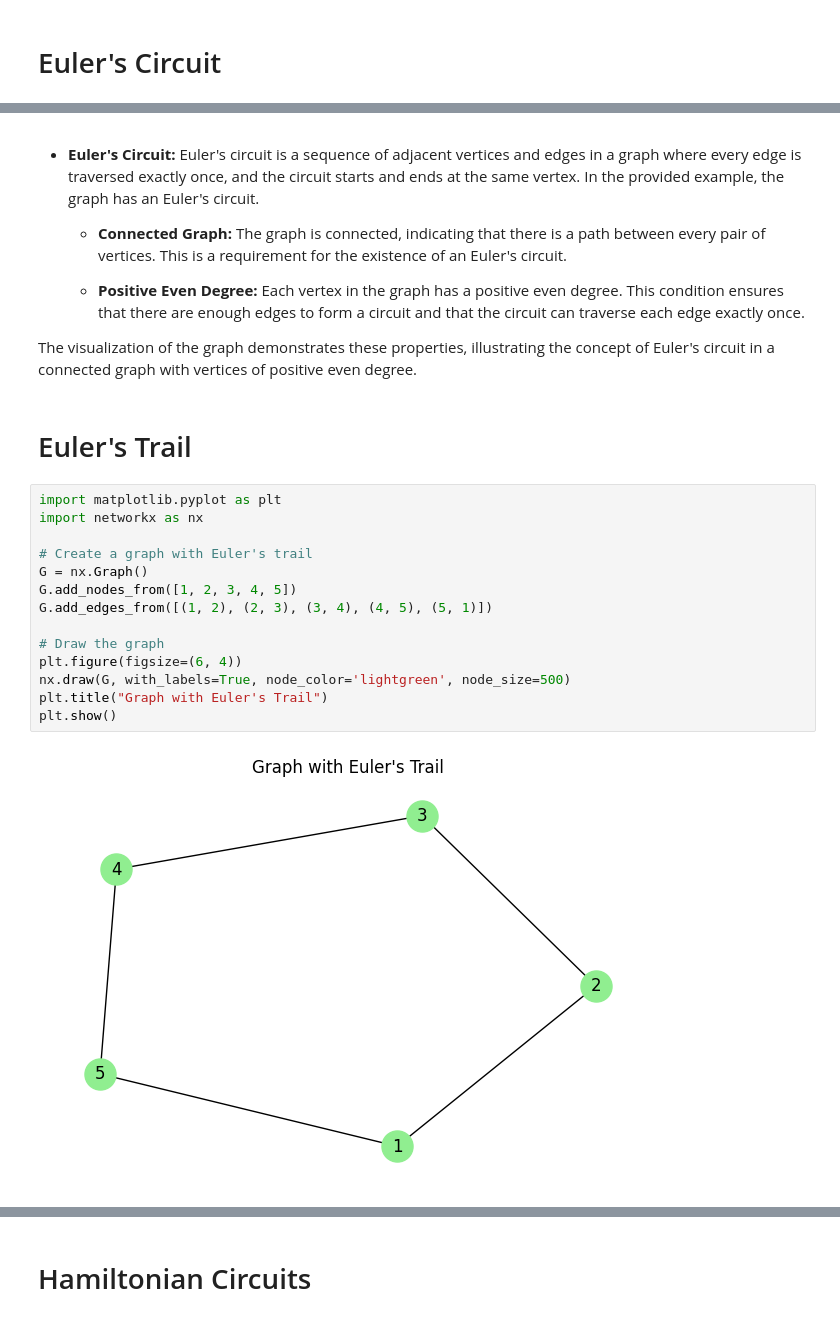
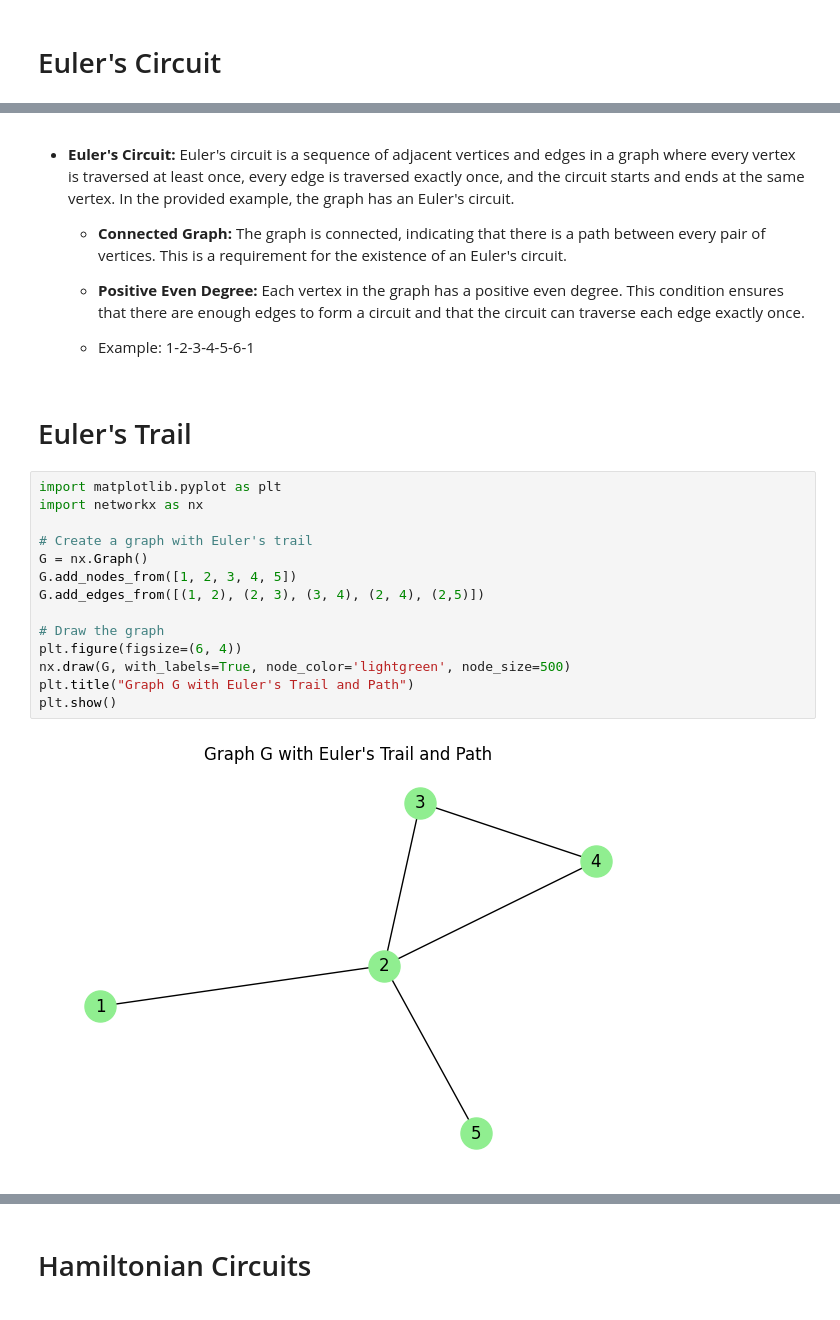
Before and after one commit to Renee-P/Discrete_Math_2, a Jupyter notebook: Assignments/Lecture_3-Pintor.ipynb, the cells around one changed output, grey strips where cells are left out. Drawn from its saved outputs; the diff is of its cells as text.

```diff
--- a/Assignments/Lecture_3-Pintor.ipynb
+++ b/Assignments/Lecture_3-Pintor.ipynb
@@ -679,28 +671,28 @@ plt.show()
 # %% [markdown]
 - **Euler's Circuit:**
-Euler's circuit is a sequence of adjacent vertices and edges in a graph where every edge is traversed exactly once, and the circuit starts and ends at the same vertex. In the provided example, the graph has an Euler's circuit.
+Euler's circuit is a sequence of adjacent vertices and edges in a graph where every vertex is traversed at least once, every edge is traversed exactly once, and the circuit starts and ends at the same vertex. In the provided example, the graph has an Euler's circuit.
 
     - **Connected Graph:** The graph is connected, indicating that there is a path between every pair of vertices. This is a requirement for the existence of an Euler's circuit.
 
     - **Positive Even Degree:** Each vertex in the graph has a positive even degree. This condition ensures that there are enough edges to form a circuit and that the circuit can traverse each edge exactly once.
 
-The visualization of the graph demonstrates these properties, illustrating the concept of Euler's circuit in a connected graph with vertices of positive even degree.
+    - Example: 1-2-3-4-5-6-1
 # %% [markdown]
 <h1>Euler's Trail</h1>
 # %%
 import matplotlib.pyplot as plt
 import networkx as nx
 
 # Create a graph with Euler's trail
 G = nx.Graph()
 G.add_nodes_from([1, 2, 3, 4, 5])
-G.add_edges_from([(1, 2), (2, 3), (3, 4), (4, 5), (5, 1)])
+G.add_edges_from([(1, 2), (2, 3), (3, 4), (2, 4), (2,5)])
 
 # Draw the graph
 plt.figure(figsize=(6, 4))
 nx.draw(G, with_labels=True, node_color='lightgreen', node_size=500)
-plt.title("Graph with Euler's Trail")
+plt.title("Graph G with Euler's Trail and Path")
 plt.show()
 # %% [output]
-[figure, old version]
+[figure, new version]
 # %% [markdown]
```
Also changed, not shown: parts of 8 cells of this notebook.
